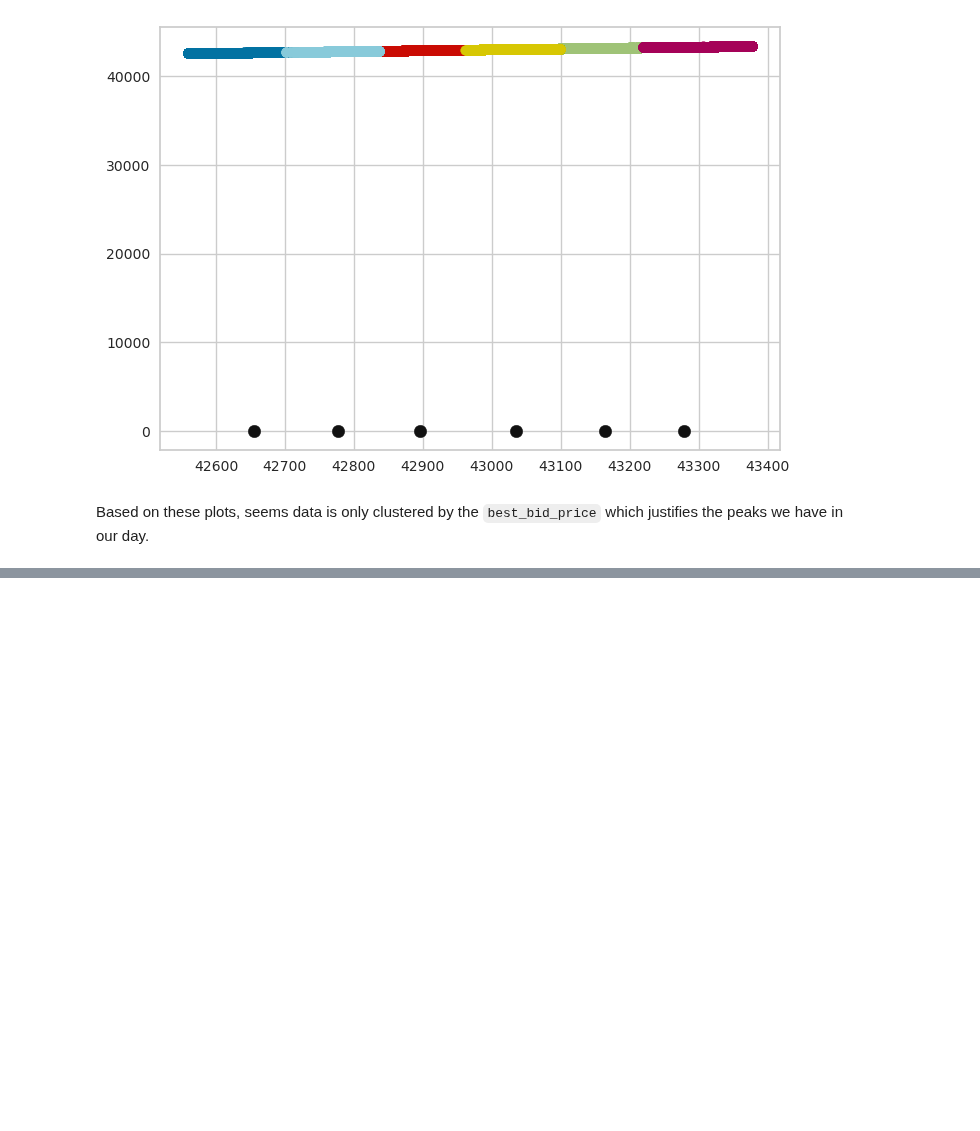
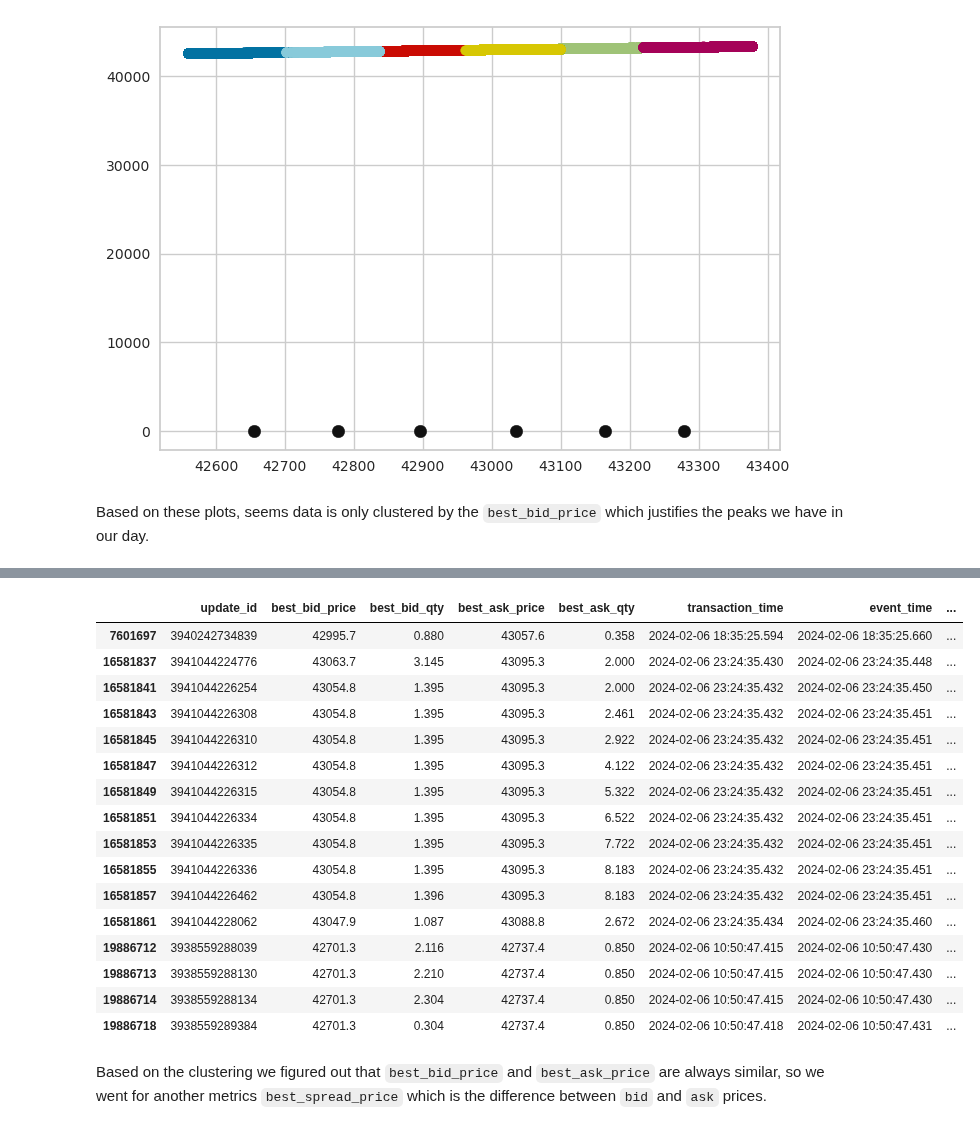
Before and after one commit to 1995parham-goodies/binance-client, a Jupyter notebook: demo.ipynb, the cells around one changed output, grey strips where cells are left out. Drawn from its saved outputs; the diff is of its cells as text; code cells hidden in the pictures; blank space fills up the shorter version.

```diff
--- a/demo.ipynb
+++ b/demo.ipynb
@@ -288,0 +315,22 @@ Based on these plots, seems data is only clustered by the `best_bid_price` which
+# %%
+df[df['best_spread_price'] > 30]
+# %% [output]
+|  | update_id | best_bid_price | best_bid_qty | best_ask_price | best_ask_qty | transaction_time | event_time | ... |
+| 7601697 | 3940242734839 | 42995.7 | 0.880 | 43057.6 | 0.358 | 2024-02-06 18:35:25.594 | 2024-02-06 18:35:25.660 | ... |
+| 16581837 | 3941044224776 | 43063.7 | 3.145 | 43095.3 | 2.000 | 2024-02-06 23:24:35.430 | 2024-02-06 23:24:35.448 | ... |
+| 16581841 | 3941044226254 | 43054.8 | 1.395 | 43095.3 | 2.000 | 2024-02-06 23:24:35.432 | 2024-02-06 23:24:35.450 | ... |
+| 16581843 | 3941044226308 | 43054.8 | 1.395 | 43095.3 | 2.461 | 2024-02-06 23:24:35.432 | 2024-02-06 23:24:35.451 | ... |
+| 16581845 | 3941044226310 | 43054.8 | 1.395 | 43095.3 | 2.922 | 2024-02-06 23:24:35.432 | 2024-02-06 23:24:35.451 | ... |
+| 16581847 | 3941044226312 | 43054.8 | 1.395 | 43095.3 | 4.122 | 2024-02-06 23:24:35.432 | 2024-02-06 23:24:35.451 | ... |
+| 16581849 | 3941044226315 | 43054.8 | 1.395 | 43095.3 | 5.322 | 2024-02-06 23:24:35.432 | 2024-02-06 23:24:35.451 | ... |
+| 16581851 | 3941044226334 | 43054.8 | 1.395 | 43095.3 | 6.522 | 2024-02-06 23:24:35.432 | 2024-02-06 23:24:35.451 | ... |
+| 16581853 | 3941044226335 | 43054.8 | 1.395 | 43095.3 | 7.722 | 2024-02-06 23:24:35.432 | 2024-02-06 23:24:35.451 | ... |
+| 16581855 | 3941044226336 | 43054.8 | 1.395 | 43095.3 | 8.183 | 2024-02-06 23:24:35.432 | 2024-02-06 23:24:35.451 | ... |
+| 16581857 | 3941044226462 | 43054.8 | 1.396 | 43095.3 | 8.183 | 2024-02-06 23:24:35.432 | 2024-02-06 23:24:35.451 | ... |
+| 16581861 | 3941044228062 | 43047.9 | 1.087 | 43088.8 | 2.672 | 2024-02-06 23:24:35.434 | 2024-02-06 23:24:35.460 | ... |
+| 19886712 | 3938559288039 | 42701.3 | 2.116 | 42737.4 | 0.850 | 2024-02-06 10:50:47.415 | 2024-02-06 10:50:47.430 | ... |
+| 19886713 | 3938559288130 | 42701.3 | 2.210 | 42737.4 | 0.850 | 2024-02-06 10:50:47.415 | 2024-02-06 10:50:47.430 | ... |
+| 19886714 | 3938559288134 | 42701.3 | 2.304 | 42737.4 | 0.850 | 2024-02-06 10:50:47.415 | 2024-02-06 10:50:47.430 | ... |
+| 19886718 | 3938559289384 | 42701.3 | 0.304 | 42737.4 | 0.850 | 2024-02-06 10:50:47.418 | 2024-02-06 10:50:47.431 | ... |
+# %% [markdown]
+Based on the clustering we figured out that `best_bid_price` and `best_ask_price` are always similar, so we went for another metrics `best_spread_price` which is the difference between `bid` and `ask` prices.
```
Also changed, not shown: parts of 1 cell of this notebook.
